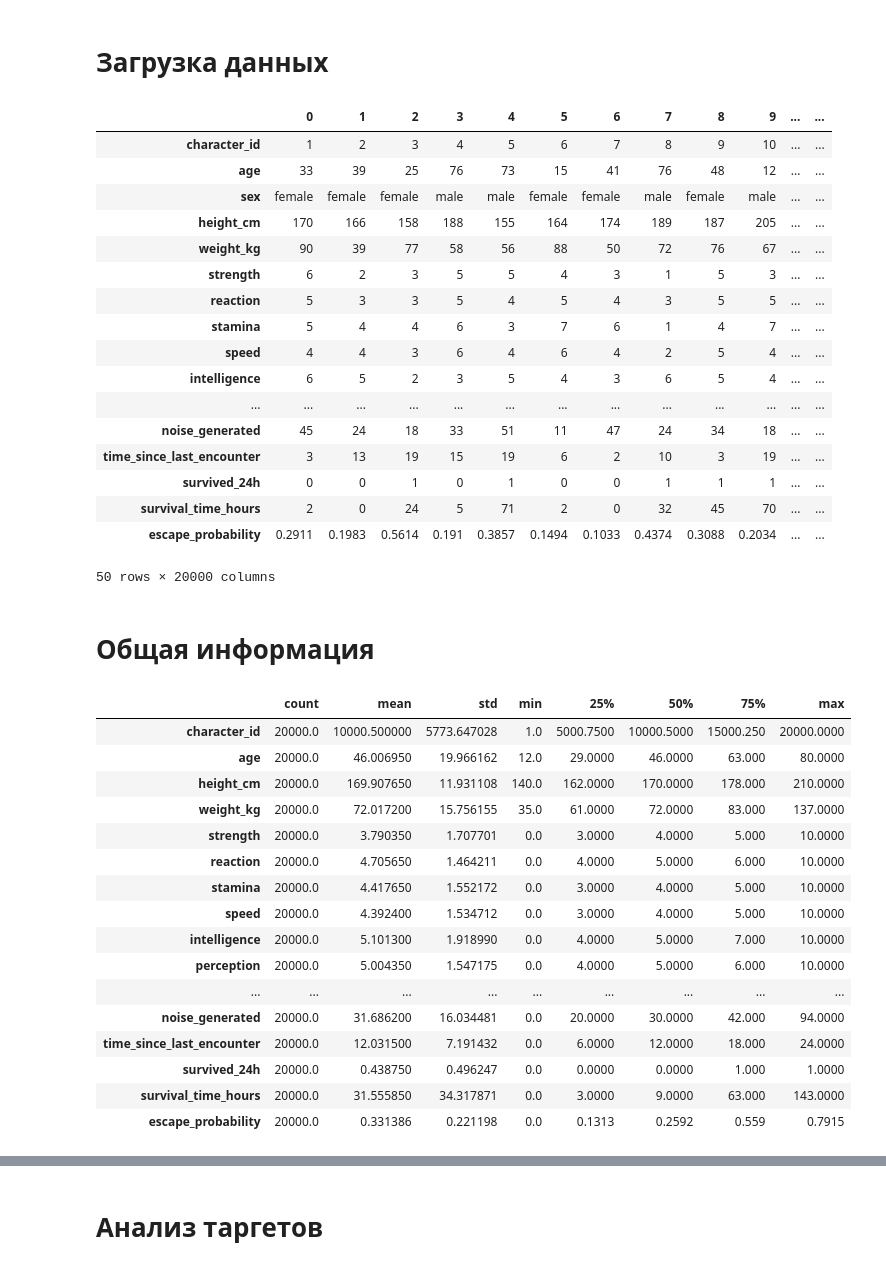
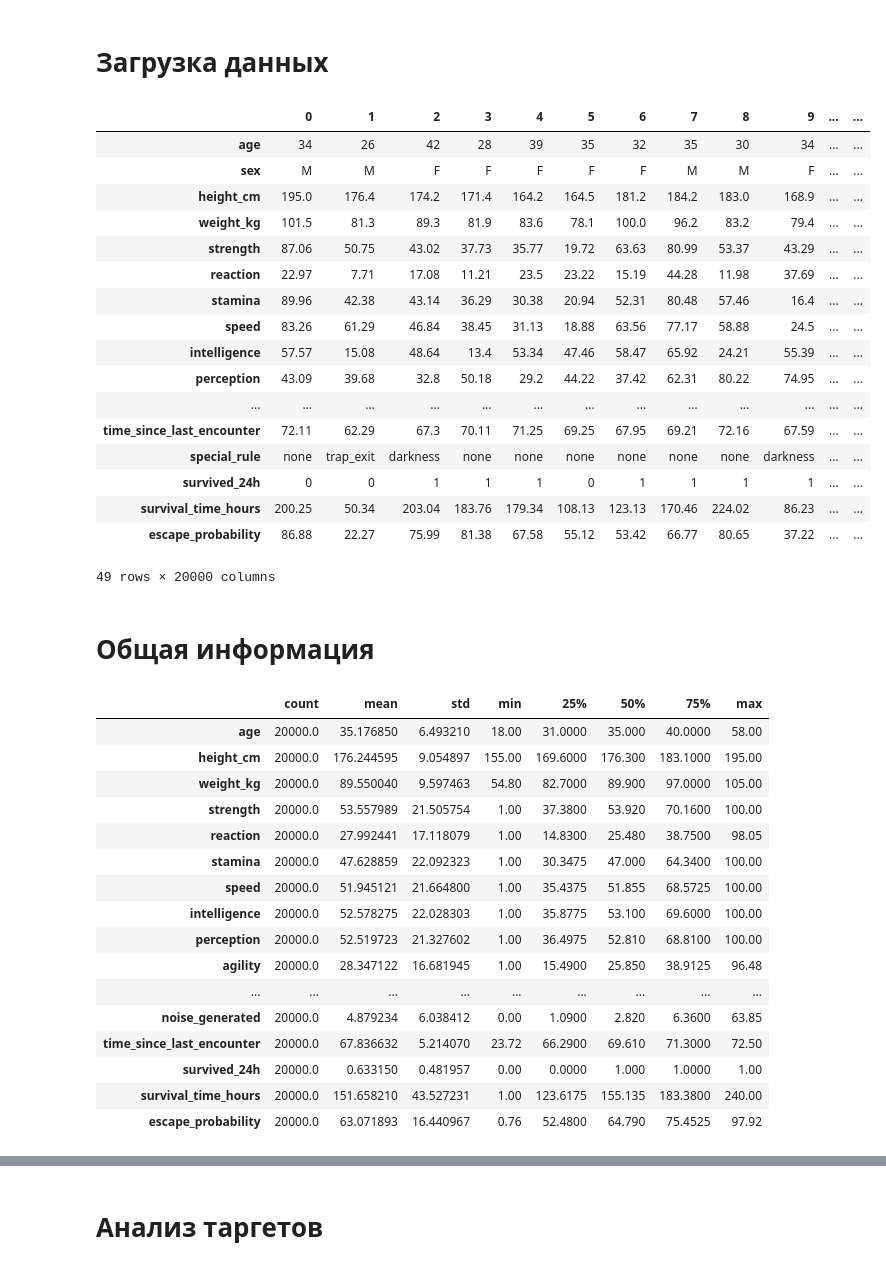
Before and after one commit to ZimBazo/BackroomsML, a Jupyter notebook: notebooks/1_EDA.ipynb, the cells around one changed output, grey strips where cells are left out. Drawn from its saved outputs; the diff is of its cells as text; code cells hidden in the pictures.

```diff
--- a/notebooks/1_EDA.ipynb
+++ b/notebooks/1_EDA.ipynb
@@ -11,49 +11,50 @@ sns.set_palette("mako")
 # %% [markdown]
 # Загрузка данных
 # %%
-df = pd.read_csv('../data/raw/backrooms_survival_v4.csv')
+# df = pd.read_csv('../data/raw/backrooms_survival_v4.csv')
+df = pd.read_csv('../data/raw/backrooms_24h.csv')
 df.T
 # %% [output]
 |  | 0 | 1 | 2 | 3 | 4 | 5 | 6 | 7 | 8 | 9 | ... | ... |
-| character_id | 1 | 2 | 3 | 4 | 5 | 6 | 7 | 8 | 9 | 10 | ... | ... |
-| age | 33 | 39 | 25 | 76 | 73 | 15 | 41 | 76 | 48 | 12 | ... | ... |
-| sex | female | female | female | male | male | female | female | male | female | male | ... | ... |
-| height_cm | 170 | 166 | 158 | 188 | 155 | 164 | 174 | 189 | 187 | 205 | ... | ... |
-| weight_kg | 90 | 39 | 77 | 58 | 56 | 88 | 50 | 72 | 76 | 67 | ... | ... |
-| strength | 6 | 2 | 3 | 5 | 5 | 4 | 3 | 1 | 5 | 3 | ... | ... |
-| reaction | 5 | 3 | 3 | 5 | 4 | 5 | 4 | 3 | 5 | 5 | ... | ... |
-| stamina | 5 | 4 | 4 | 6 | 3 | 7 | 6 | 1 | 4 | 7 | ... | ... |
-| speed | 4 | 4 | 3 | 6 | 4 | 6 | 4 | 2 | 5 | 4 | ... | ... |
-| intelligence | 6 | 5 | 2 | 3 | 5 | 4 | 3 | 6 | 5 | 4 | ... | ... |
+| age | 34 | 26 | 42 | 28 | 39 | 35 | 32 | 35 | 30 | 34 | ... | ... |
+| sex | M | M | F | F | F | F | F | M | M | F | ... | ... |
+| height_cm | 195.0 | 176.4 | 174.2 | 171.4 | 164.2 | 164.5 | 181.2 | 184.2 | 183.0 | 168.9 | ... | ... |
+| weight_kg | 101.5 | 81.3 | 89.3 | 81.9 | 83.6 | 78.1 | 100.0 | 96.2 | 83.2 | 79.4 | ... | ... |
+| strength | 87.06 | 50.75 | 43.02 | 37.73 | 35.77 | 19.72 | 63.63 | 80.99 | 53.37 | 43.29 | ... | ... |
+| reaction | 22.97 | 7.71 | 17.08 | 11.21 | 23.5 | 23.22 | 15.19 | 44.28 | 11.98 | 37.69 | ... | ... |
+| stamina | 89.96 | 42.38 | 43.14 | 36.29 | 30.38 | 20.94 | 52.31 | 80.48 | 57.46 | 16.4 | ... | ... |
+| speed | 83.26 | 61.29 | 46.84 | 38.45 | 31.13 | 18.88 | 63.56 | 77.17 | 58.88 | 24.5 | ... | ... |
+| intelligence | 57.57 | 15.08 | 48.64 | 13.4 | 53.34 | 47.46 | 58.47 | 65.92 | 24.21 | 55.39 | ... | ... |
+| perception | 43.09 | 39.68 | 32.8 | 50.18 | 29.2 | 44.22 | 37.42 | 62.31 | 80.22 | 74.95 | ... | ... |
 | ... | ... | ... | ... | ... | ... | ... | ... | ... | ... | ... | ... | ... |
-| noise_generated | 45 | 24 | 18 | 33 | 51 | 11 | 47 | 24 | 34 | 18 | ... | ... |
-| time_since_last_encounter | 3 | 13 | 19 | 15 | 19 | 6 | 2 | 10 | 3 | 19 | ... | ... |
-| survived_24h | 0 | 0 | 1 | 0 | 1 | 0 | 0 | 1 | 1 | 1 | ... | ... |
-| survival_time_hours | 2 | 0 | 24 | 5 | 71 | 2 | 0 | 32 | 45 | 70 | ... | ... |
-| escape_probability | 0.2911 | 0.1983 | 0.5614 | 0.191 | 0.3857 | 0.1494 | 0.1033 | 0.4374 | 0.3088 | 0.2034 | ... | ... |
+| time_since_last_encounter | 72.11 | 62.29 | 67.3 | 70.11 | 71.25 | 69.25 | 67.95 | 69.21 | 72.16 | 67.59 | ... | ... |
+| special_rule | none | trap_exit | darkness | none | none | none | none | none | none | darkness | ... | ... |
+| survived_24h | 0 | 0 | 1 | 1 | 1 | 0 | 1 | 1 | 1 | 1 | ... | ... |
+| survival_time_hours | 200.25 | 50.34 | 203.04 | 183.76 | 179.34 | 108.13 | 123.13 | 170.46 | 224.02 | 86.23 | ... | ... |
+| escape_probability | 86.88 | 22.27 | 75.99 | 81.38 | 67.58 | 55.12 | 53.42 | 66.77 | 80.65 | 37.22 | ... | ... |
-50 rows × 20000 columns
+49 rows × 20000 columns
 # %% [markdown]
 # Общая информация
 # %%
 df.describe().T
 # %% [output]
 |  | count | mean | std | min | 25% | 50% | 75% | max |
-| character_id | 20000.0 | 10000.500000 | 5773.647028 | 1.0 | 5000.7500 | 10000.5000 | 15000.250 | 20000.0000 |
-| age | 20000.0 | 46.006950 | 19.966162 | 12.0 | 29.0000 | 46.0000 | 63.000 | 80.0000 |
-| height_cm | 20000.0 | 169.907650 | 11.931108 | 140.0 | 162.0000 | 170.0000 | 178.000 | 210.0000 |
-| weight_kg | 20000.0 | 72.017200 | 15.756155 | 35.0 | 61.0000 | 72.0000 | 83.000 | 137.0000 |
-| strength | 20000.0 | 3.790350 | 1.707701 | 0.0 | 3.0000 | 4.0000 | 5.000 | 10.0000 |
-| reaction | 20000.0 | 4.705650 | 1.464211 | 0.0 | 4.0000 | 5.0000 | 6.000 | 10.0000 |
-| stamina | 20000.0 | 4.417650 | 1.552172 | 0.0 | 3.0000 | 4.0000 | 5.000 | 10.0000 |
-| speed | 20000.0 | 4.392400 | 1.534712 | 0.0 | 3.0000 | 4.0000 | 5.000 | 10.0000 |
-| intelligence | 20000.0 | 5.101300 | 1.918990 | 0.0 | 4.0000 | 5.0000 | 7.000 | 10.0000 |
-| perception | 20000.0 | 5.004350 | 1.547175 | 0.0 | 4.0000 | 5.0000 | 6.000 | 10.0000 |
+| age | 20000.0 | 35.176850 | 6.493210 | 18.00 | 31.0000 | 35.000 | 40.0000 | 58.00 |
+| height_cm | 20000.0 | 176.244595 | 9.054897 | 155.00 | 169.6000 | 176.300 | 183.1000 | 195.00 |
+| weight_kg | 20000.0 | 89.550040 | 9.597463 | 54.80 | 82.7000 | 89.900 | 97.0000 | 105.00 |
+| strength | 20000.0 | 53.557989 | 21.505754 | 1.00 | 37.3800 | 53.920 | 70.1600 | 100.00 |
+| reaction | 20000.0 | 27.992441 | 17.118079 | 1.00 | 14.8300 | 25.480 | 38.7500 | 98.05 |
+| stamina | 20000.0 | 47.628859 | 22.092323 | 1.00 | 30.3475 | 47.000 | 64.3400 | 100.00 |
+| speed | 20000.0 | 51.945121 | 21.664800 | 1.00 | 35.4375 | 51.855 | 68.5725 | 100.00 |
+| intelligence | 20000.0 | 52.578275 | 22.028303 | 1.00 | 35.8775 | 53.100 | 69.6000 | 100.00 |
+| perception | 20000.0 | 52.519723 | 21.327602 | 1.00 | 36.4975 | 52.810 | 68.8100 | 100.00 |
+| agility | 20000.0 | 28.347122 | 16.681945 | 1.00 | 15.4900 | 25.850 | 38.9125 | 96.48 |
 | ... | ... | ... | ... | ... | ... | ... | ... | ... |
-| noise_generated | 20000.0 | 31.686200 | 16.034481 | 0.0 | 20.0000 | 30.0000 | 42.000 | 94.0000 |
-| time_since_last_encounter | 20000.0 | 12.031500 | 7.191432 | 0.0 | 6.0000 | 12.0000 | 18.000 | 24.0000 |
-| survived_24h | 20000.0 | 0.438750 | 0.496247 | 0.0 | 0.0000 | 0.0000 | 1.000 | 1.0000 |
-| survival_time_hours | 20000.0 | 31.555850 | 34.317871 | 0.0 | 3.0000 | 9.0000 | 63.000 | 143.0000 |
-| escape_probability | 20000.0 | 0.331386 | 0.221198 | 0.0 | 0.1313 | 0.2592 | 0.559 | 0.7915 |
+| noise_generated | 20000.0 | 4.879234 | 6.038412 | 0.00 | 1.0900 | 2.820 | 6.3600 | 63.85 |
+| time_since_last_encounter | 20000.0 | 67.836632 | 5.214070 | 23.72 | 66.2900 | 69.610 | 71.3000 | 72.50 |
+| survived_24h | 20000.0 | 0.633150 | 0.481957 | 0.00 | 0.0000 | 1.000 | 1.0000 | 1.00 |
+| survival_time_hours | 20000.0 | 151.658210 | 43.527231 | 1.00 | 123.6175 | 155.135 | 183.3800 | 240.00 |
+| escape_probability | 20000.0 | 63.071893 | 16.440967 | 0.76 | 52.4800 | 64.790 | 75.4525 | 97.92 |
 # %%
 df.info()
 # %% [output]
```
Also changed, not shown: parts of 12 cells of this notebook, 8 other files.
